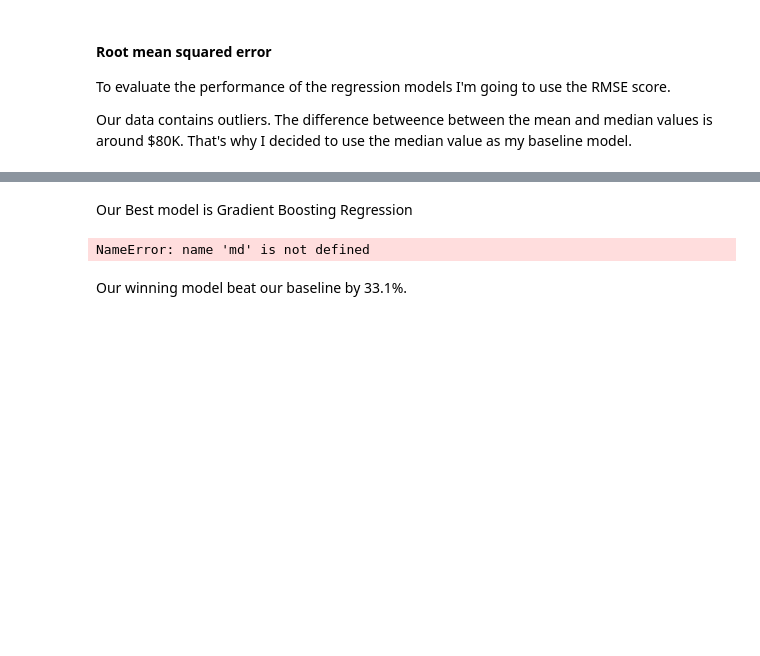
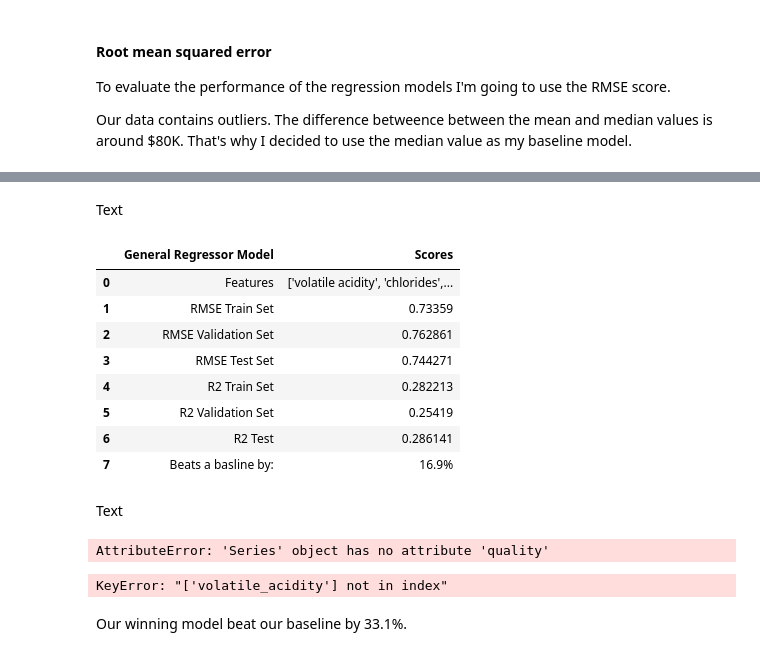
Before and after one commit to Cod-Up-Our-Data/wine_clustering_project, a Jupyter notebook: wine_project.ipynb, the cells around one changed output, grey strips where cells are left out. Cells and saved outputs as stored; diff of their text form; code cells hidden in the pictures; blank space fills up the shorter version.

```diff
--- a/wine_project.ipynb
+++ b/wine_project.ipynb
@@ -213,7 +214,16 @@ mo.gradient_boost_model()
 # %% [markdown]
-Our Best model is Gradient Boosting Regression
+Text
-# %%
-# show the model performance scores
-md.run_best_model()
-# %% [output]
-NameError: name 'md' is not defined
+# %%
+mo.general_regressor_model()
+# %% [output]
+|  | General Regressor Model | Scores |
+| 0 | Features | ['volatile acidity', 'chlorides',... |
+| 1 | RMSE Train Set | 0.73359 |
+| 2 | RMSE Validation Set | 0.762861 |
+| 3 | RMSE Test Set | 0.744271 |
+| 4 | R2 Train Set | 0.282213 |
+| 5 | R2 Validation Set | 0.25419 |
+| 6 | R2 Test | 0.286141 |
+| 7 | Beats a basline by: | 16.9% |
+# %% [markdown]
+Text
@@ -220,3 +264,47 @@ NameError: name 'md' is not defined
+# %%
+CATb = CatBoostRegressor(verbose=False,depth=10)
+CATb.fit(X_train_1,y_train.quality)
+y_train['target_pred_CATb'] = CATb.predict(X_train_1)
+CATb.predict(X_train_1)
+#Evaluate: RMSE
+rmse_train = mean_squared_error(y_train.quality, y_train.target_pred_CATb)**(1/2)
+#REPEAT STEPS 2-3
+# predict validate
+y_validate['target_pred_CATb'] = CATb.predict(X_validate_1)
+# evaluate: RMSE
+rmse_validate = mean_squared_error(y_validate.quality, y_validate.target_pred_CATb)**(1/2)
+r2 = r2_score(y_train.quality,y_train.target_pred_CATb)
+print(f"""RMSE for OLS using LinearRegression
+Training/In-Sample:  {rmse_train}
+Validation/Out-of-Sample: {rmse_validate}
+Train R2 Score: {r2}""")
+# %% [output]
+AttributeError: 'Series' object has no attribute 'quality'
+# %%
+model_1_feats = ['alcohol',
+                'volatile_acidity',
+                'density']
+X_train_1 = X_train[model_1_feats]
+X_validate_1 = X_validate[model_1_feats]
+X_test_1 = X_test[model_1_feats]
+
+# MAKE THE THING: create the model object
+lm = LinearRegression()
+# FIT THE THING: fit the model to training data
+OLSmodel = lm.fit(X_train_1, y_train.quality)
+# USE THE THING: make a prediction
+y_train['target_pred_lm'] = lm.predict(X_train_1)
+#Evaluate: RMSE
+rmse_train = mean_squared_error(y_train.quality, y_train.target_pred_lm)**(1/2)
+# predict validate
+y_validate['target_pred_lm'] = lm.predict(X_validate_1)
+# evaluate: RMSE
+rmse_validate = mean_squared_error(y_validate.quality, y_validate.target_pred_lm)**(1/2)
+print(f"""RMSE for OLS using LinearRegression
+Training/In-Sample:  {rmse_train}
+Validation/Out-of-Sample: {rmse_validate}""")
+# %% [output]
+KeyError: "['volatile_acidity'] not in index"
 # %% [markdown]
 Our winning model beat our baseline by 33.1%.
 # %% [markdown]
```
Also changed, not shown: parts of 4 cells of this notebook.
